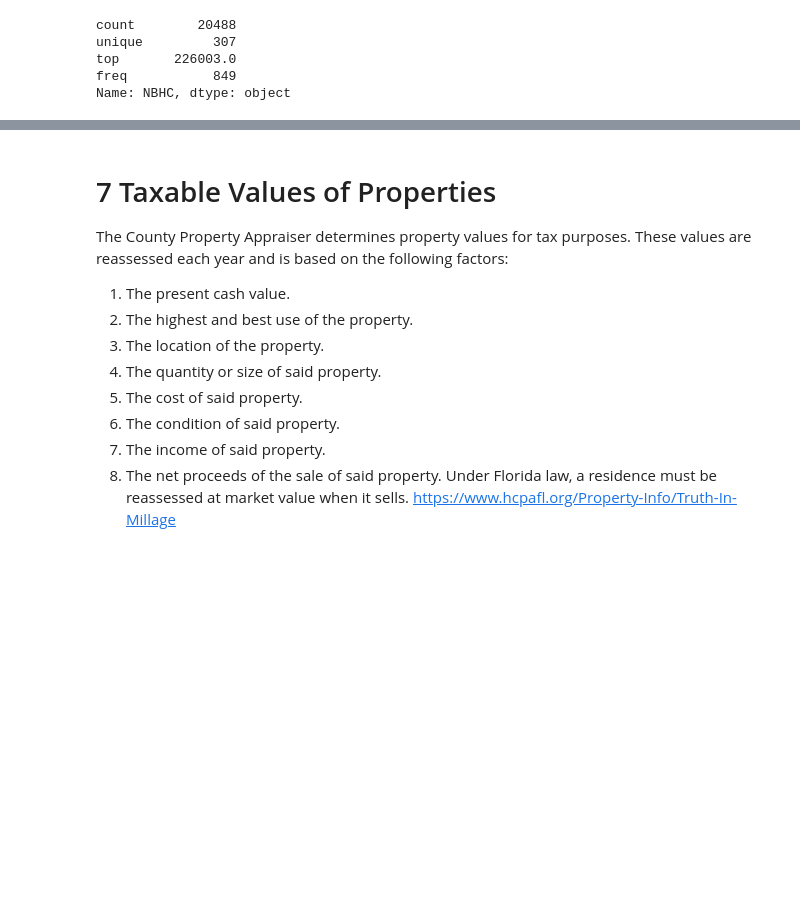
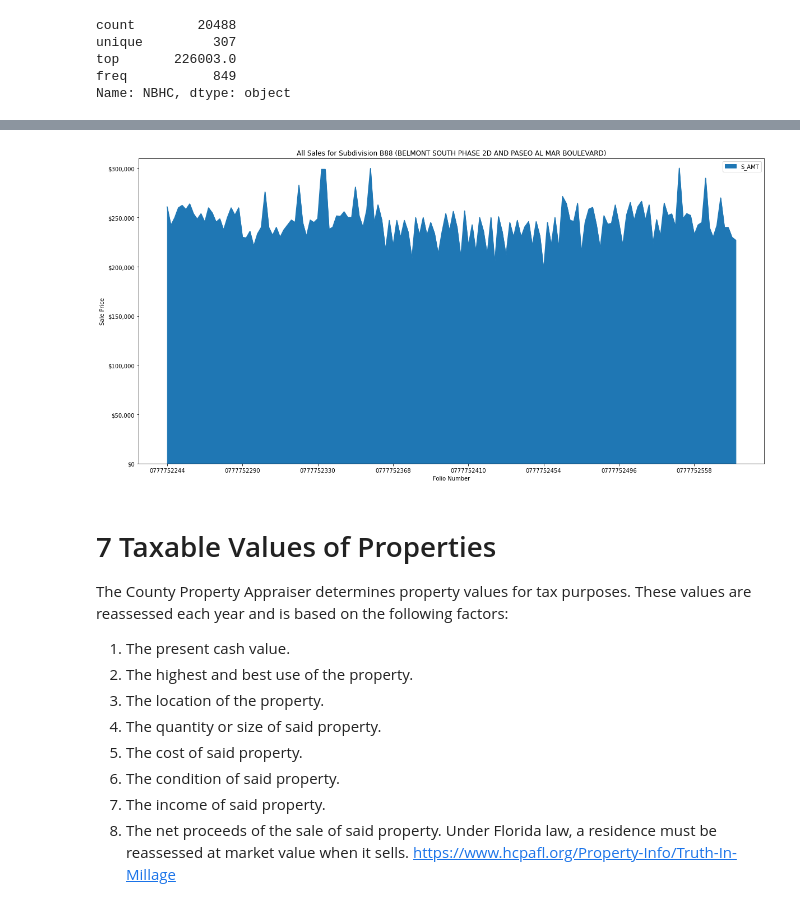
Before and after one commit to mkars01/real-estate-invest-recommender, a Jupyter notebook: notebooks/03_Exploratory_Data_Analysis.ipynb, the cells around one changed output, grey strips where cells are left out. Saved outputs shown, nothing was run; the diff lists cells and outputs as text; code cells hidden in the pictures; blank space fills up the shorter version.

```diff
--- a/notebooks/03_Exploratory_Data_Analysis.ipynb
+++ b/notebooks/03_Exploratory_Data_Analysis.ipynb
@@ -369,3 +405,16 @@ Name: NBHC, dtype: object
+# %%
+fig, ax1 = plt.subplots(figsize=(20, 10))
+df[df.SUB == 'B88'].plot('FOLIO', 'S_AMT', ax=ax1, kind='area')
+ax1.set_xlabel('Folio Number')
+ax1.set_ylabel('Sale Price')
+plt.title('All Sales for Subdivision B88 (BELMONT SOUTH PHASE 2D AND PASEO AL MAR BOULEVARD)')
+fmt = '${x:,.0f}'
+tick = mtick.StrMethodFormatter(fmt)
+ax1.yaxis.set_major_formatter(tick)
+ax1.set_ylim([0, 310000])
+plt.show()
+# %% [output]
+[figure, added]
 # %% [markdown]
 # 7 Taxable Values of Properties<a id='7'></a>
 The County Property Appraiser determines property values for tax purposes.  These values are reassessed each year and is based on the following factors:
```
Also changed, not shown: parts of 20 cells of this notebook, 6 other files.
